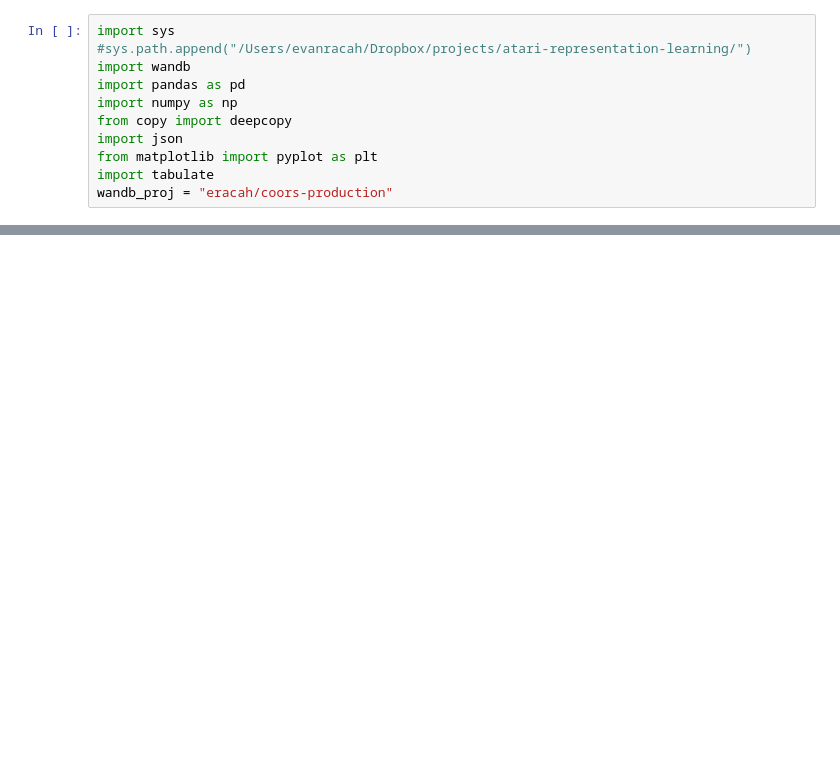
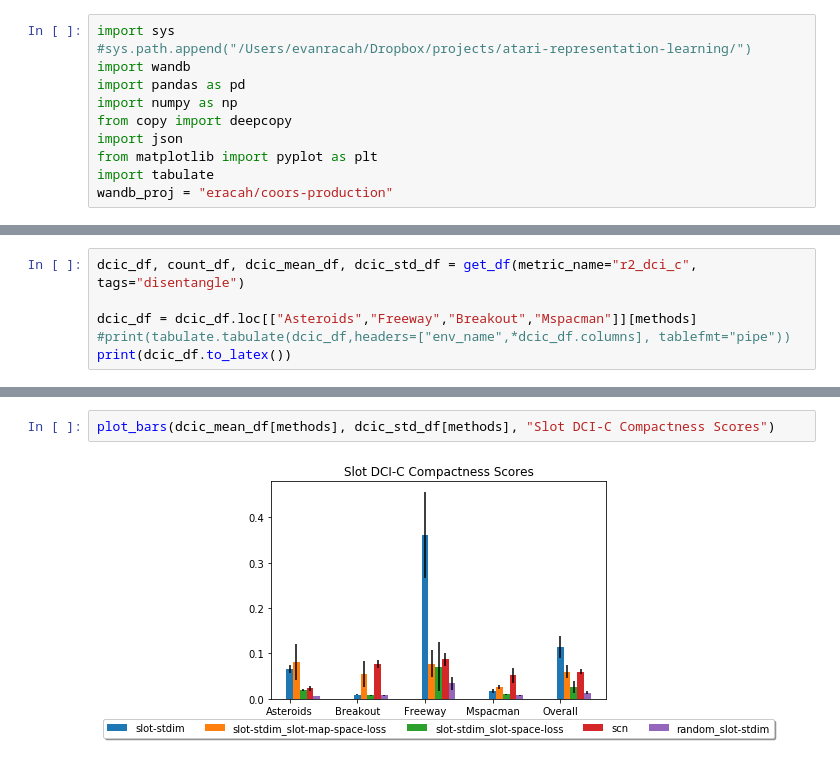
Before and after one commit to eracah/slot-contrastive-networks, a Jupyter notebook: notebooks/summarize_results.ipynb, the cells around one changed output, grey strips where cells are left out. Saved outputs shown, nothing was run; the diff lists cells and outputs as text; blank space fills up the shorter version.

```diff
--- a/notebooks/summarize_results.ipynb
+++ b/notebooks/summarize_results.ipynb
@@ -82,0 +182,6 @@ print(tabulate.tabulate(fdf,headers=["env_name",*fdf.columns], tablefmt="pipe"))
+# %%
+dcic_df, count_df, dcic_mean_df, dcic_std_df = get_df(metric_name="r2_dci_c", tags="disentangle")
+
+dcic_df = dcic_df.loc[["Asteroids","Freeway","Breakout","Mspacman"]][methods]
+#print(tabulate.tabulate(dcic_df,headers=["env_name",*dcic_df.columns], tablefmt="pipe"))
+print(dcic_df.to_latex())
@@ -82,0 +207,4 @@ print(tabulate.tabulate(fdf,headers=["env_name",*fdf.columns], tablefmt="pipe"))
+# %%
+plot_bars(dcic_mean_df[methods], dcic_std_df[methods], "Slot DCI-C Compactness Scores")
+# %% [output]
+[figure, added]
```
Also changed, not shown: parts of 12 cells of this notebook, 7 other files.
